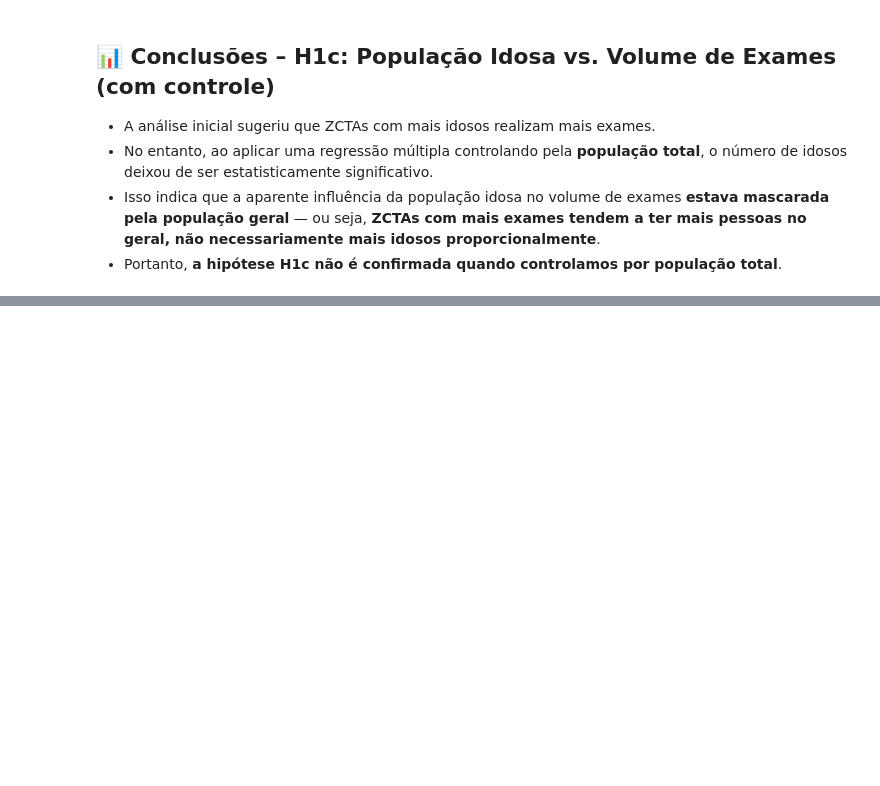
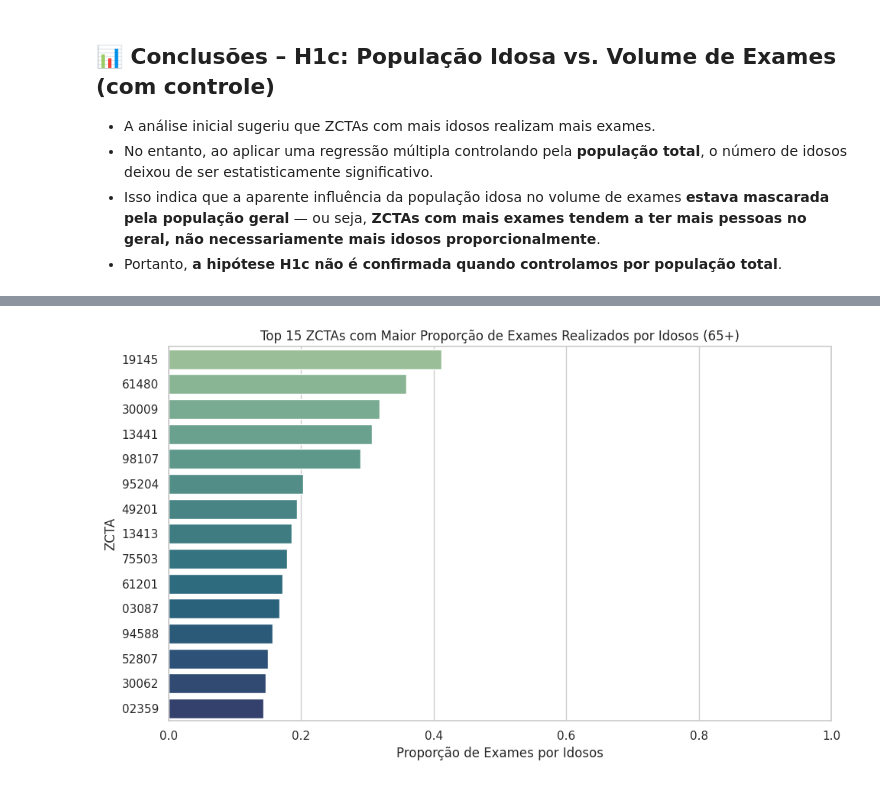
Before and after one commit to ezschneider/labs-strategic-expansion, a Jupyter notebook: notebooks/H1_economic_demographic_potential.ipynb, the cells around one changed output, grey strips where cells are left out. Saved outputs shown, nothing was run; the diff lists cells and outputs as text; code cells hidden in the pictures; blank space fills up the shorter version.

```diff
--- a/notebooks/H1_economic_demographic_potential.ipynb
+++ b/notebooks/H1_economic_demographic_potential.ipynb
@@ -288,3 +268,20 @@ $$
 - No entanto, ao aplicar uma regressão múltipla controlando pela **população total**, o número de idosos deixou de ser estatisticamente significativo.
 - Isso indica que a aparente influência da população idosa no volume de exames **estava mascarada pela população geral** — ou seja, **ZCTAs com mais exames tendem a ter mais pessoas no geral, não necessariamente mais idosos proporcionalmente**.
 - Portanto, **a hipótese H1c não é confirmada quando controlamos por população total**.
+# %%
+# Converte datas
+dfs['transactional']['Date of birth'] = pd.to_datetime(dfs['transactional']['Date of birth'], errors='coerce')
+dfs['transactional']['Date of service'] = pd.to_datetime(dfs['transactional']['Date of service'], errors='coerce')
+
+# Calcula idade do paciente no momento do exame
+dfs['transactional']['idade'] = dfs['transactional'].apply(
+    lambda row: (row['Date of service'] - row['Date of birth']).days // 365 if pd.notnull(row['Date of birth']) and pd.notnull(row['Date of service']) else None,
+    axis=1
+)
+
+# Marca se o paciente era idoso (65+ anos)
+dfs['transactional']['is_idoso'] = dfs['transactional']['idade'] >= 65
+
+# Contagem de exames por idosos e não idosos
+exames_por_faixa = dfs['transactional']['is_idoso'].value_counts().rename(index={True: 'Idosos (65+)', False: 'Não Idosos'})
+print(exames_por_faixa)
@@ -290,0 +303,33 @@ $$
+# %%
+zcta_idade = dfs['transactional'].groupby(['ZCTA', 'is_idoso']).size().unstack(fill_value=0)
+
+# Renomeia colunas para clareza
+if True in zcta_idade.columns:
+    zcta_idade.columns = ['Exames_Nao_Idosos', 'Exames_Idosos']
+else:
+    zcta_idade.columns = ['Exames_Nao_Idosos']
+
+# Soma total e calcula proporção de exames realizados por idosos
+zcta_idade['Total_Exames'] = zcta_idade.sum(axis=1)
+zcta_idade['Proporcao_Idosos'] = zcta_idade.get('Exames_Idosos', 0) / zcta_idade['Total_Exames']
+
+# Ordena pelos maiores percentuais
+zcta_idade_sorted = zcta_idade.sort_values(by='Proporcao_Idosos', ascending=False).head(15)
+
+# 📊 Gráfico
+plt.figure(figsize=(10, 6))
+sns.barplot(
+    data=zcta_idade_sorted.reset_index(),
+    x='Proporcao_Idosos',
+    y='ZCTA',
+    hue='ZCTA',
+    palette='crest'
+)
+plt.title('Top 15 ZCTAs com Maior Proporção de Exames Realizados por Idosos (65+)')
+plt.xlabel('Proporção de Exames por Idosos')
+plt.ylabel('ZCTA')
+plt.xlim(0, 1)
+plt.tight_layout()
+plt.show()
+# %% [output]
+[figure, added]
```
Also changed, not shown: parts of 7 cells of this notebook, 2 other files.
